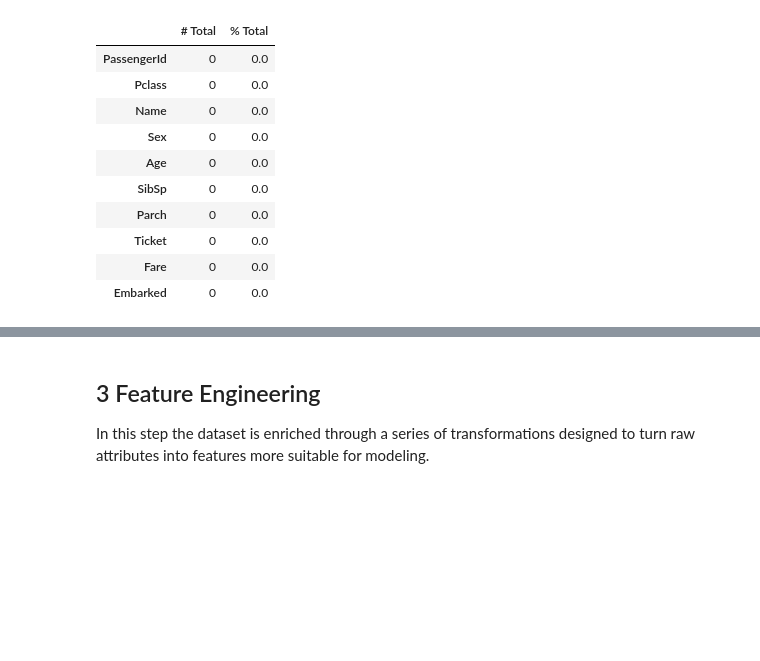
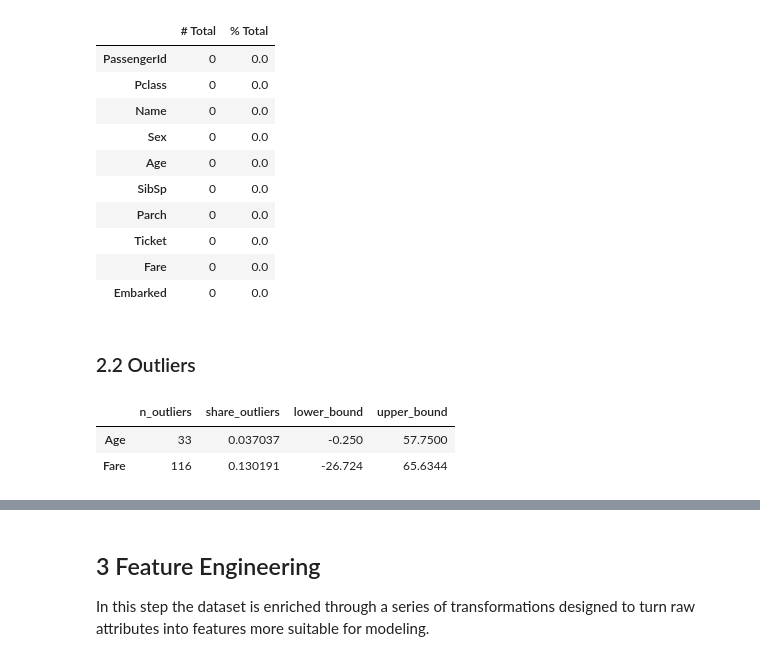
Before and after one commit to fede-giorgi/Transformer_is_All_You_Need, a Jupyter notebook: project.ipynb, the cells around one changed output, grey strips where cells are left out. Cells and saved outputs as stored; diff of their text form; code cells hidden in the pictures; blank space fills up the shorter version.

```diff
--- a/project.ipynb
+++ b/project.ipynb
@@ -725,3 +725,47 @@ missing_data.head(10)
 | Ticket | 0 | 0.0 |
 | Fare | 0 | 0.0 |
 | Embarked | 0 | 0.0 |
+# %% [markdown]
+### 2.2 Outliers
+# %%
+def iqr_outliers(s: pd.Series, k: float = 1.5):
+    s_clean = s.dropna()
+    q1, q3 = s_clean.quantile([0.25, 0.75])
+    iqr = q3 - q1
+    low, high = q1 - k * iqr, q3 + k * iqr
+    mask = s.lt(low) | s.gt(high)
+    return mask, low, high
+
+# Compute aligned masks and outlier tables for Age and Fare.
+age_mask, age_low, age_high   = iqr_outliers(df_train0["Age"])
+fare_mask, fare_low, fare_high = iqr_outliers(df_train0["Fare"])
+
+# Outlier subsets (kept for inspection; not removed from the dataset).
+age_out = df_train0.loc[age_mask,  ["PassengerId","Survived","Pclass","Sex","Age","Embarked","Fare"]]
+fare_out = df_train0.loc[fare_mask, ["PassengerId","Survived","Pclass","Sex","Age","Embarked","Fare"]]
+
+# Build a compact summary as the last expression (so it displays without prints).
+n_age  = df_train0["Age"].notna().sum()
+n_fare = df_train0["Fare"].notna().sum()
+
+summary = pd.DataFrame(
+    {
+        "n_outliers": [
+            len(age_out),
+            len(fare_out),
+        ],
+        "share_outliers": [
+            len(age_out) / n_age if n_age else 0.0,
+            len(fare_out) / n_fare if n_fare else 0.0,
+        ],
+        "lower_bound": [age_low,  fare_low],
+        "upper_bound": [age_high, fare_high],
+    },
+    index=["Age", "Fare"],
+)
+# %%
+summary
+# %% [output]
+|  | n_outliers | share_outliers | lower_bound | upper_bound |
+| Age | 33 | 0.037037 | -0.250 | 57.7500 |
+| Fare | 116 | 0.130191 | -26.724 | 65.6344 |
```
Also changed, not shown: parts of 5 cells of this notebook.
